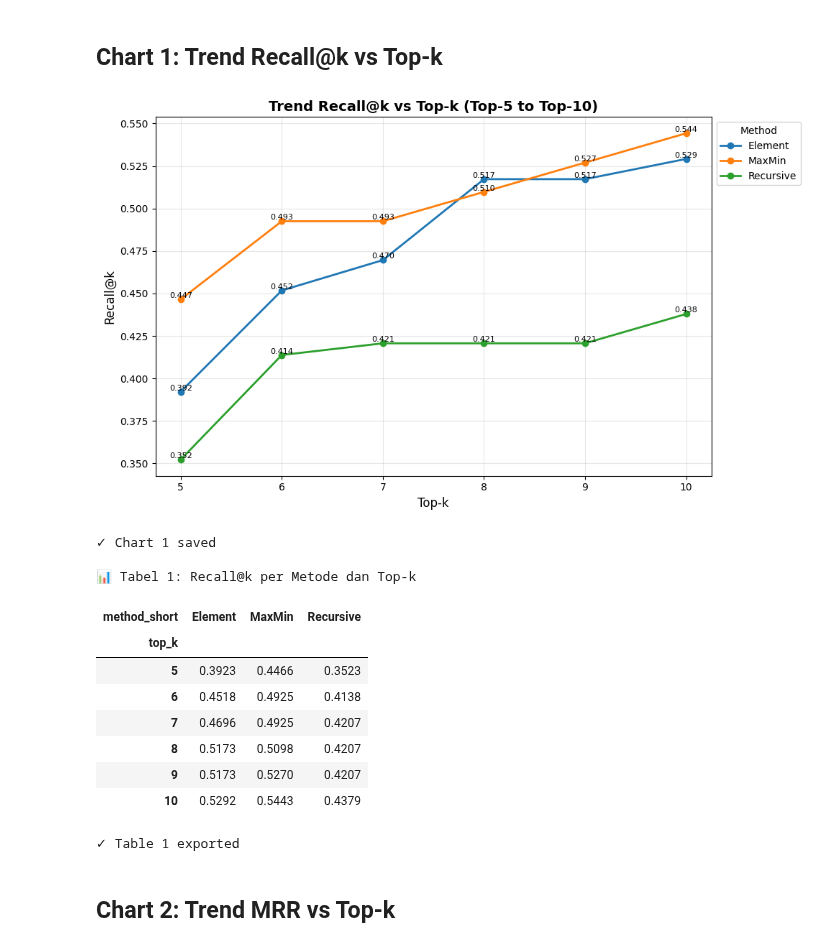
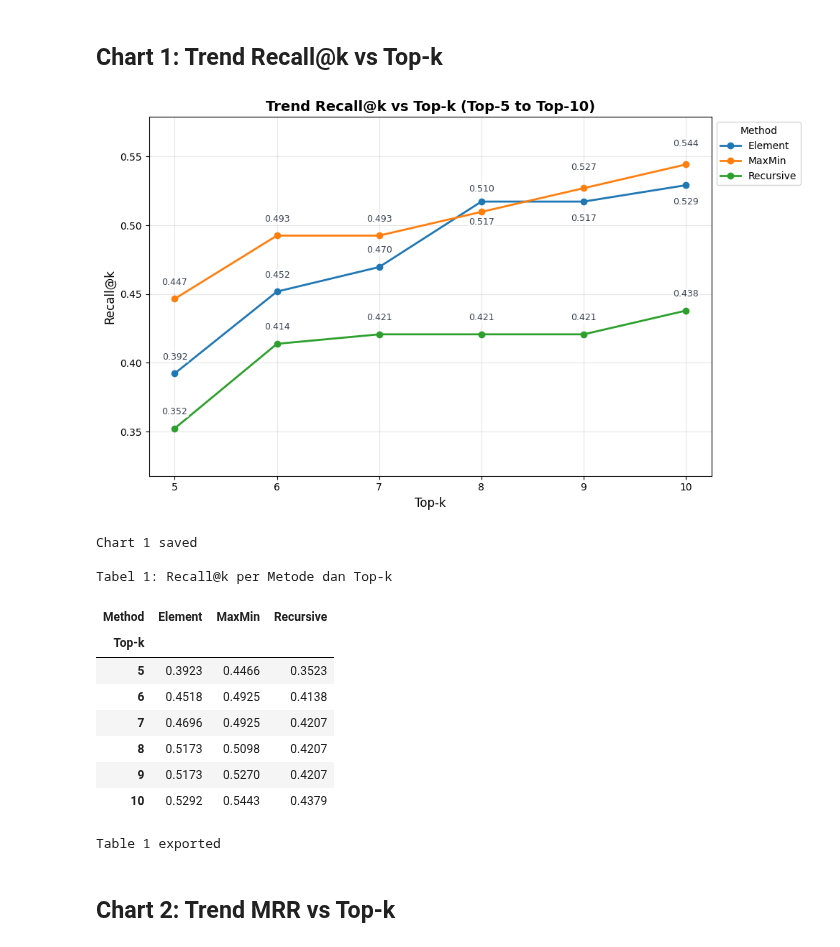
Before and after one commit to haikalthrq/rag-skripsi, a Jupyter notebook: notebooks/eval_visualization.ipynb, the cells around one changed output. Cells and saved outputs as stored; diff of their text form; code cells hidden in the pictures.

```diff
--- a/notebooks/eval_visualization.ipynb
+++ b/notebooks/eval_visualization.ipynb
@@ -103,53 +182,74 @@ print(f"  - heatmap_data: {heatmap_data.shape}")
 # %%
 # Chart 1 + Tabel 1: Recall trend (DALAM SATU CELL)
 
 # === CHART ===
-plt.figure(figsize=(10, 6))
+fig, ax = plt.subplots(figsize=(10, 6))
 for method in trend['method_short'].unique():
     subset = trend[trend['method_short'] == method]
-    plt.plot(subset['top_k'], subset['recall_at_k'], marker='o', label=method, linewidth=2)
+    ax.plot(subset['top_k'], subset['recall_at_k'], marker='o', label=method, linewidth=2)
 
-plt.xlabel('Top-k', fontsize=12)
-plt.ylabel('Recall@k', fontsize=12)
-plt.title('Trend Recall@k vs Top-k (Top-5 to Top-10)', fontsize=14, fontweight='bold')
-plt.legend(title='Method', fontsize=10, loc='upper left', bbox_to_anchor=(1, 1))
-plt.grid(alpha=0.3)
-plt.xticks(range(TOPK_MIN, TOPK_MAX + 1))
-# Annotate values at each point
-for method in trend['method_short'].unique():
-    subset = trend[trend['method_short'] == method]
-    for _, row in subset.iterrows():
-        plt.text(row['top_k'], row['recall_at_k'], f"{row['recall_at_k']:.3f}",
-                 ha='center', va='bottom', fontsize=8)
+recall_late_offsets = {
+    'Element': (0, -12),
+    'MaxMin': (0, 16),
+    'Recursive': (0, 12),
+}
+for _, row in trend.iterrows():
+    x_offset, y_offset = (0, 12) if row['top_k'] < 8 else recall_late_offsets[row['method_short']]
+    if row['top_k'] == 8 and row['method_short'] == 'Element':
+        y_offset = -16
+    elif row['top_k'] == 8 and row['method_short'] == 'MaxMin':
+        y_offset = 18
+    ax.annotate(
+        f"{row['recall_at_k']:.3f}",
+        (row['top_k'], row['recall_at_k']),
+        textcoords='offset points',
+        xytext=(x_offset, y_offset),
+        ha='center',
+        va='bottom' if y_offset >= 0 else 'top',
+        fontsize=9,
+        color='#374151',
+        bbox=dict(boxstyle='round,pad=0.12', fc='white', ec='none', alpha=0.78)
+    )
+
+ax.set_xlabel('Top-k', fontsize=12)
+ax.set_ylabel('Recall@k', fontsize=12)
+ax.set_title('Trend Recall@k vs Top-k (Top-5 to Top-10)', fontsize=14, fontweight='bold')
+ax.legend(title='Method', fontsize=10, loc='upper left', bbox_to_anchor=(1, 1))
+ax.grid(alpha=0.3)
+ax.set_xticks(range(TOPK_MIN, TOPK_MAX + 1))
+pad_y_axis(ax, trend['recall_at_k'])
 
 plt.tight_layout()
 plt.savefig(FIG_DIR / 'chart1_recall_trend.png', dpi=300, bbox_inches='tight')
 plt.show()
-print(f"✓ Chart 1 saved")
+print('Chart 1 saved')
 
 # === TABEL (TEPAT DI BAWAH CHART) ===
-table1 = trend.pivot(index='top_k', columns='method_short', values='recall_at_k')
-print("\n📊 Tabel 1: Recall@k per Metode dan Top-k")
-styled_table1 = table1.style.format("{:.4f}").apply(highlight_max_only, axis=1)
+table1 = (
+    trend.pivot(index='top_k', columns='method_short', values='recall_at_k')
+    .rename_axis(index='Top-k', columns='Method')
+)
+print('\nTabel 1: Recall@k per Metode dan Top-k')
+styled_table1 = format_metric_table(table1, axis=1)
 display(styled_table1)
 
 # Export CSV
 table1.to_csv(FIG_DIR / 'table1_recall_trend.csv')
-print(f"✓ Table 1 exported")
+print('Table 1 exported')
 # %% [output]
-[figure, old version]
+[figure, new version]
-✓ Chart 1 saved
+Chart 1 saved
 
-📊 Tabel 1: Recall@k per Metode dan Top-k
+Tabel 1: Recall@k per Metode dan Top-k
-| method_short | Element | MaxMin | Recursive |
-| top_k |  |  |  |
+| Method | Element | MaxMin | Recursive |
+| Top-k |  |  |  |
 | 5 | 0.3923 | 0.4466 | 0.3523 |
 | 6 | 0.4518 | 0.4925 | 0.4138 |
 | 7 | 0.4696 | 0.4925 | 0.4207 |
 | 8 | 0.5173 | 0.5098 | 0.4207 |
 | 9 | 0.5173 | 0.5270 | 0.4207 |
 | 10 | 0.5292 | 0.5443 | 0.4379 |
-✓ Table 1 exported
+Table 1 exported
 # %% [markdown]
 ## Chart 2: Trend MRR vs Top-k
 # %%
```
Also changed, not shown: parts of 6 cells of this notebook, 28 other files.
